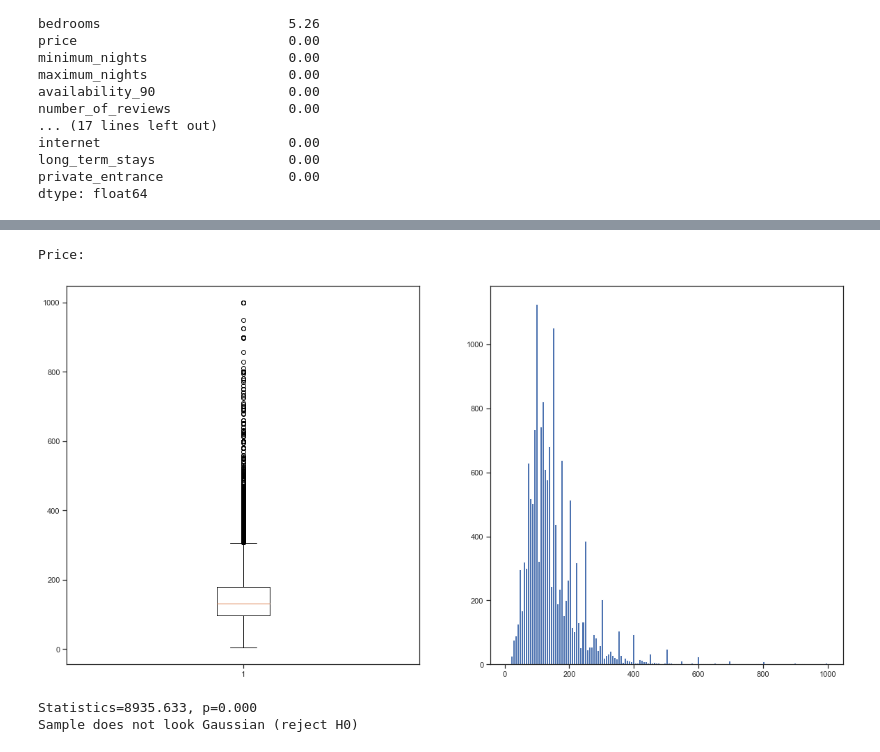
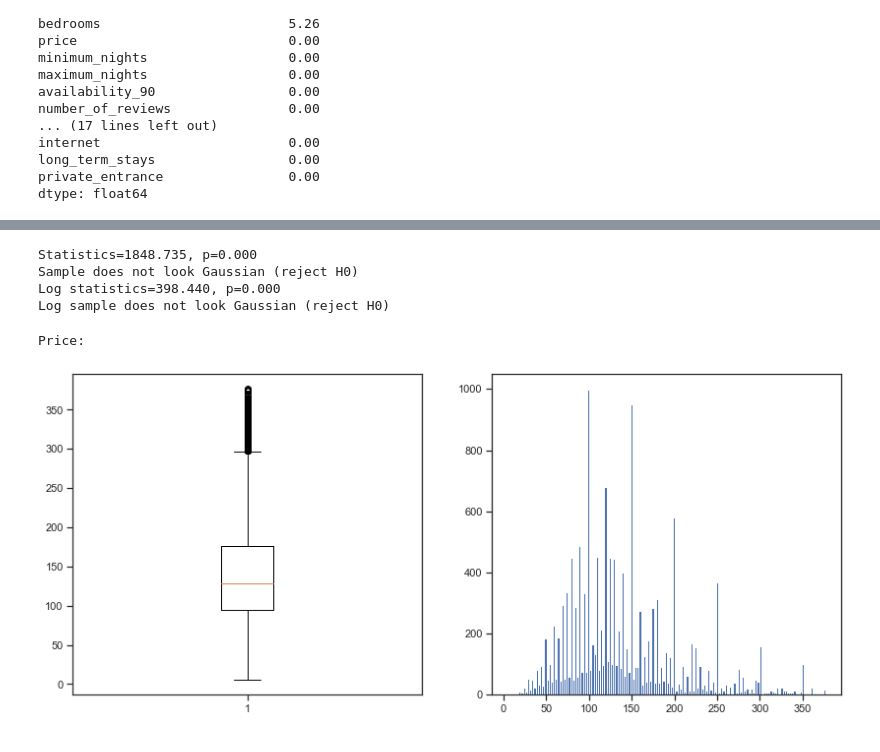
Before and after one commit to Tetawex/python_stuff, a Jupyter notebook: exploratory_analysis.ipynb, the cells around one changed output, grey strips where cells are left out. Cells and saved outputs as stored; diff of their text form; code cells hidden in the pictures.

```diff
--- a/exploratory_analysis.ipynb
+++ b/exploratory_analysis.ipynb
@@ -198,3 +127,20 @@ df['review_scores_rating'] = df['review_scores_rating'].fillna(0)
 #display(df)
 # %% [output]
 ['check_in_24h', 'air_conditioning', 'high_end_electronics', 'bbq', 'nature_and_views', 'breakfast', 'elevator', 'gym', 'child_friendly', 'hot_tub_sauna_or_pool', 'pets_allowed', 'secure', 'self_check ...
+# %%
+df.property_type.replace({
+    'Entire apartment': 'Apartment',
+    'Private room in apartment': 'Room',
+    'Entire loft': 'Apartment',
+    'Entire condominium': 'Apartment',
+    'Entire serviced apartment':'Apartment',
+    'Entire townhouse': 'House',
+    'Entire house': 'House',
+    'Private room in house': 'Room',
+    'Private room in bed and breakfast': 'Room',
+    'Private room in townhouse':'Room'
+    }, inplace=True)
+
+# Replacing other categories with 'other'
+df.loc[~df.property_type.isin(['House', 'Apartment', 'Room']), 'property_type'] = 'Other'
+#df = df[df['room_type'].isin(['Entire home/apt','Private room'])]
@@ -233,10 +233,6 @@ no_na_df = df.dropna()
 print('Percentage left: ' + str(100 * (len(no_na_df)/len(df))))
 df = no_na_df
 
-no_null_df = df.loc[(df['price'] < 1000)]
-print('Percentage left: ' + str(100 * (len(no_null_df)/len(df))))
-df = no_null_df
-
 # Дропаем листинги дороже 1000 долларов за ночь - их мало
 #under_1k = df.where(df['price'].le(1000))
 #df=under_1k
@@ -297,0 +321,6 @@ sns.pairplot(df[['price',
+# %%
+triple_std_dev = df['price'].std(axis=0) * 3
+print(triple_std_dev)
+less_than_upper_bound = df.loc[(df['price'] < triple_std_dev)]
+print('Percentage left: ' + str(100 * (len(less_than_upper_bound)/len(df))))
+df = less_than_upper_bound
@@ -298,34 +339,46 @@ sns.pairplot(df[['price',
+# %%
+from scipy.stats import normaltest
+
+# normality test
+stat, p = normaltest(df['price'])
+print('Statistics=%.3f, p=%.3f' % (stat, p))
+# interpret
+alpha = 0.05
+if p > alpha:
+	print('Sample looks Gaussian (fail to reject H0)')
+else:
+	print('Sample does not look Gaussian (reject H0)')
+
+# normality test for log
+stat, p = normaltest(np.log(df['price']))
+print('Log statistics=%.3f, p=%.3f' % (stat, p))
+# interpret
+alpha = 0.05
+if p > alpha:
+	print('Log sample looks Gaussian (fail to reject H0)')
+else:
+	print('Log sample does not look Gaussian (reject H0)')
+# %% [output]
+Statistics=1848.735, p=0.000
+Sample does not look Gaussian (reject H0)
+Log statistics=398.440, p=0.000
+Log sample does not look Gaussian (reject H0)
 # %%
 series = df['price']
 print('Price: ')
 
-plt.figure(figsize=(20, 10))
+plt.figure(figsize=(14, 6))
 
 # sp1
 plt.subplot(121)
 plt.boxplot(series)
 
 # sp2
 plt.subplot(122)
 plt.hist(series, bins= int(len(df['price'])/100))
 
 plt.show()
 # %% [output]
 Price:
-[figure, old version]
+[figure, new version]
-# %%
-from scipy.stats import normaltest
-
-# normality test
-stat, p = normaltest(df['price'])
-print('Statistics=%.3f, p=%.3f' % (stat, p))
-# interpret
-alpha = 0.05
-if p > alpha:
-	print('Sample looks Gaussian (fail to reject H0)')
-else:
-	print('Sample does not look Gaussian (reject H0)')
-# %% [output]
-Statistics=8935.633, p=0.000
-Sample does not look Gaussian (reject H0)
 # %%
```
Also changed, not shown: parts of 19 cells of this notebook.
